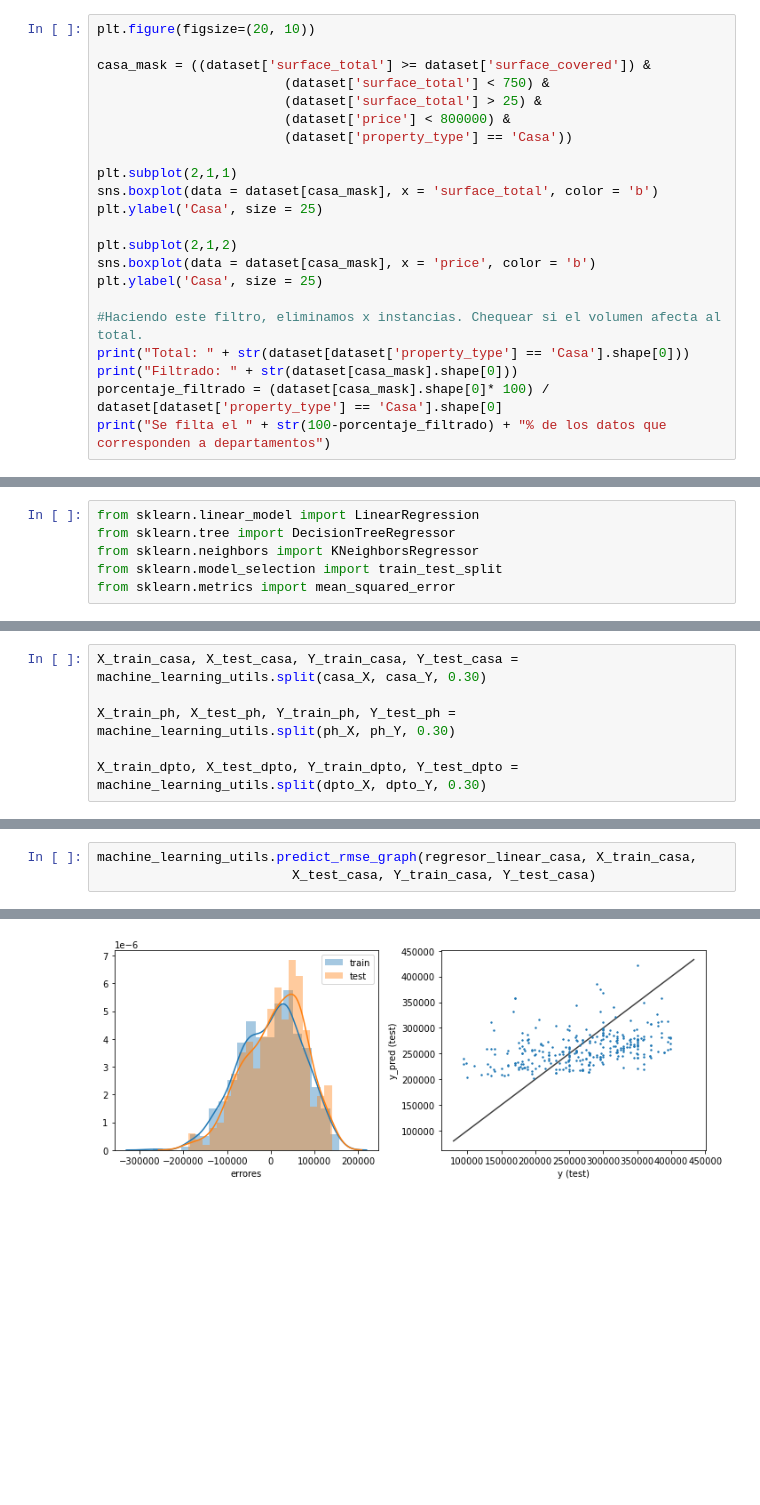
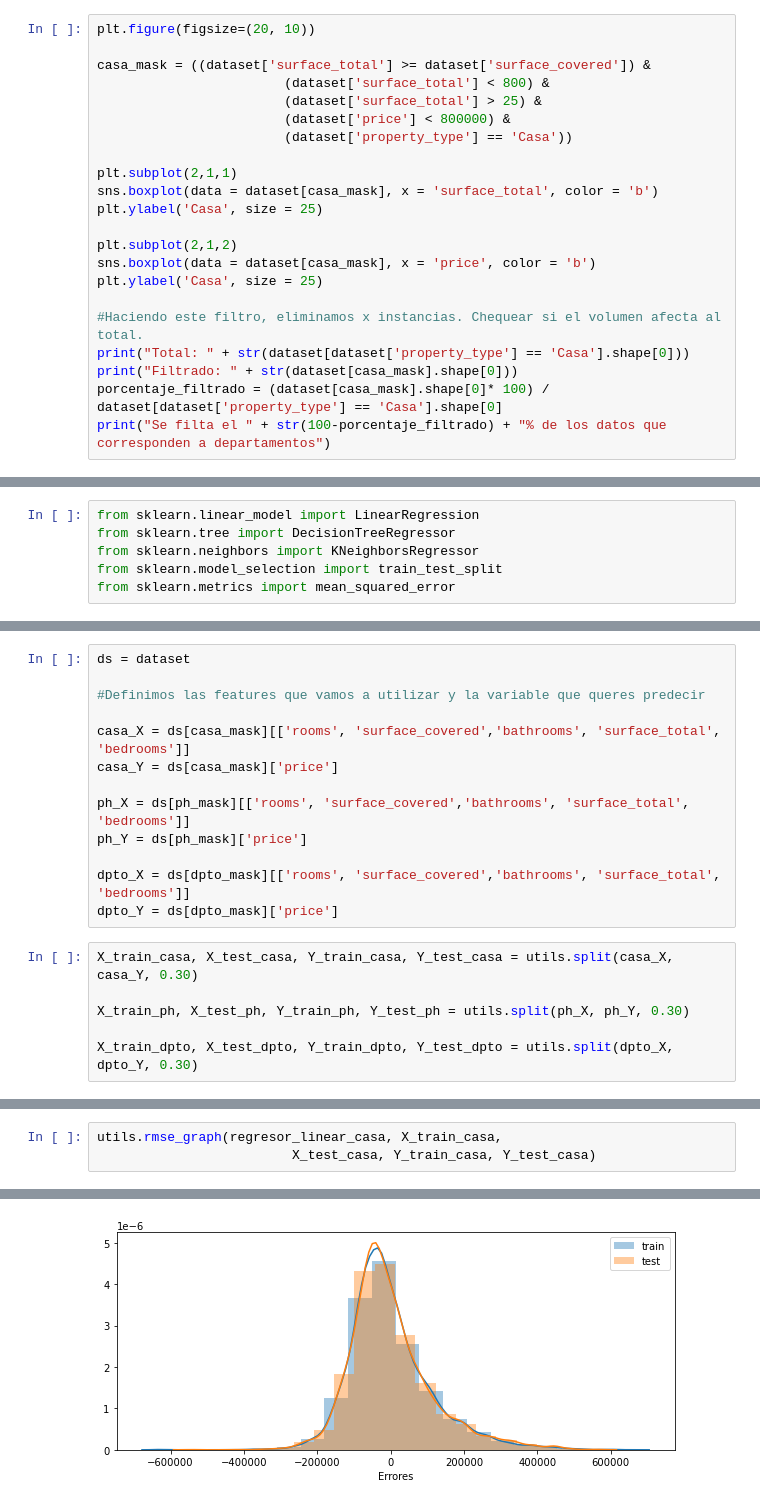
Before and after one commit to franpossetto/Acamica-DataScience-Sprint01, a Jupyter notebook: DS_Proyecto_01.ipynb, the cells around one changed output, grey strips where cells are left out. Cells and saved outputs as stored; diff of their text form; blank space fills up the shorter version.

```diff
--- a/DS_Proyecto_01.ipynb
+++ b/DS_Proyecto_01.ipynb
@@ -270,7 +360,7 @@ Se filta el 11.660734584350479% de los datos que corresponden a departamentos
 plt.figure(figsize=(20, 10))
 
 casa_mask = ((dataset['surface_total'] >= dataset['surface_covered']) &
-                        (dataset['surface_total'] < 750) &
+                        (dataset['surface_total'] < 800) &
                         (dataset['surface_total'] > 25) &
                         (dataset['price'] < 800000) &
                         (dataset['property_type'] == 'Casa'))
@@ -524,6 +456,19 @@ dpto_Y = ds[cond_dpto]['price']
+# %%
+ds = dataset
+
+#Definimos las features que vamos a utilizar y la variable que queres predecir
+
+casa_X = ds[casa_mask][['rooms', 'surface_covered','bathrooms', 'surface_total', 'bedrooms']]
+casa_Y = ds[casa_mask]['price']
+
+ph_X = ds[ph_mask][['rooms', 'surface_covered','bathrooms', 'surface_total', 'bedrooms']]
+ph_Y = ds[ph_mask]['price']
+
+dpto_X = ds[dpto_mask][['rooms', 'surface_covered','bathrooms', 'surface_total', 'bedrooms']]
+dpto_Y = ds[dpto_mask]['price']
 # %%
-X_train_casa, X_test_casa, Y_train_casa, Y_test_casa = machine_learning_utils.split(casa_X, casa_Y, 0.30)
+X_train_casa, X_test_casa, Y_train_casa, Y_test_casa = utils.split(casa_X, casa_Y, 0.30)
 
-X_train_ph, X_test_ph, Y_train_ph, Y_test_ph = machine_learning_utils.split(ph_X, ph_Y, 0.30)
+X_train_ph, X_test_ph, Y_train_ph, Y_test_ph = utils.split(ph_X, ph_Y, 0.30)
 
-X_train_dpto, X_test_dpto, Y_train_dpto, Y_test_dpto = machine_learning_utils.split(dpto_X, dpto_Y, 0.30)
+X_train_dpto, X_test_dpto, Y_train_dpto, Y_test_dpto = utils.split(dpto_X, dpto_Y, 0.30)
@@ -538,6 +486,6 @@ regresor_linear_dpto.fit(X_train_dpto, Y_train_dpto)
 # %% [output]
 LinearRegression()
 # %%
-machine_learning_utils.predict_rmse_graph(regresor_linear_casa, X_train_casa,
+utils.rmse_graph(regresor_linear_casa, X_train_casa,
                          X_test_casa, Y_train_casa, Y_test_casa)
 # %% [output]
@@ -546,2 +494,2 @@ Raíz del error cuadrático medio en Test: 68701.81106636295
-[figure, old version]
+[figure, new version]
 # %%
```
Also changed, not shown: parts of 32 cells of this notebook, 1 other file.
